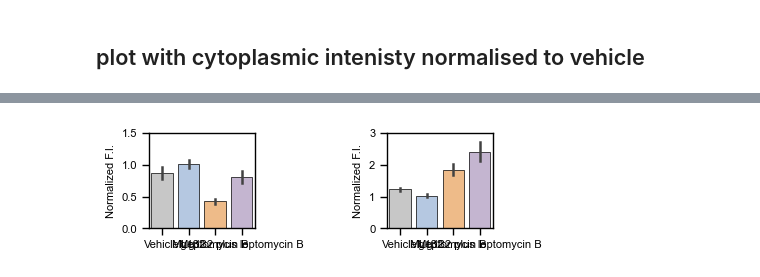
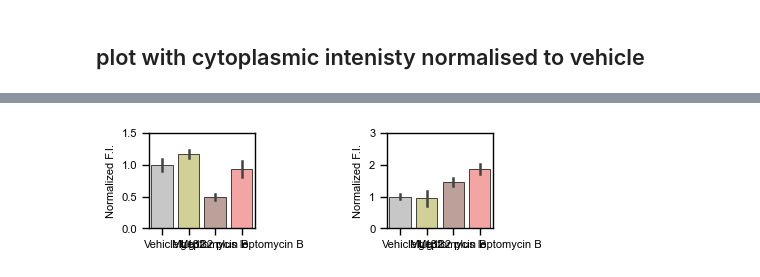
Before and after one commit to berrygroup/publications, a Jupyter notebook: 2026_POLR2A_homeostasis/Imaging/NikonSpinningDisk/CytoplasmicPOLR2A/CytoplasmicPOLR2A.ipynb, the cells around one changed output, grey strips where cells are left out. Drawn from its saved outputs; the diff is of its cells as text; code cells hidden in the pictures.

```diff
--- a/2026_POLR2A_homeostasis/Imaging/NikonSpinningDisk/CytoplasmicPOLR2A/CytoplasmicPOLR2A.ipynb
+++ b/2026_POLR2A_homeostasis/Imaging/NikonSpinningDisk/CytoplasmicPOLR2A/CytoplasmicPOLR2A.ipynb
@@ -361,7 +369,7 @@ HCT116_F12_NV = IntensitiesByWell2.query('DRUG == "Vehicle" & CELL == "HCT116" &
 IntensitiesByWell2['NUCLEUS_F12_NORM'] = IntensitiesByWell2['NUCLEUS_IF_647_Intensity_BGS'] / HCT116_F12_NV
 IntensitiesByWell2['CYTO_F12_NORM'] = IntensitiesByWell2['CYTO_IF_647_Intensity_BGS'] / HCT116_F12_NV
 # %%
-HCT116_IF_CYTO_NormValue = IntensitiesByWell2.query('DRUG == "No addition" & CELL == "HCT116" & PRIMARY_1 == "Total Pol II (F12)"')['CYTO_IF_647_Intensity_BGS'].mean()
+HCT116_IF_CYTO_NormValue = IntensitiesByWell2.query('DRUG == "Vehicle" & CELL == "HCT116" & PRIMARY_1 == "Total Pol II (F12)"')['CYTO_IF_647_Intensity_BGS'].mean()
 
 IntensitiesByWell2['CYTO_F12_NORM2'] = IntensitiesByWell2['CYTO_IF_647_Intensity_BGS'] / HCT116_IF_CYTO_NormValue
 # %%
@@ -382,9 +390,9 @@ MCHPOL_F12_NV = IntensitiesByWell2.query('DRUG == "Vehicle" & CELL == "HCT116 mC
 IntensitiesByWell2['NUCLEUS_F12_NORM_MCHPOL'] = IntensitiesByWell2['NUCLEUS_IF_647_Intensity_BGS'] / MCHPOL_F12_NV
 IntensitiesByWell2['CYTO_F12_NORM_MCHPOL'] = IntensitiesByWell2['CYTO_IF_647_Intensity_BGS'] / MCHPOL_F12_NV
 # %%
-HCT116_mCh_647_CYTO_NormValue = IntensitiesByWell2.query('DRUG == "No addition" & CELL == "HCT116 mChPOLR2A clone 2" & PRIMARY_1 == "Total Pol II (F12)"')['CYTO_IF_647_Intensity_BGS'].mean()
+HCT116_mCh_647_CYTO_NormValue = IntensitiesByWell2.query('DRUG == "Vehicle" & CELL == "HCT116 mChPOLR2A clone 2" & PRIMARY_1 == "Total Pol II (F12)"')['CYTO_IF_647_Intensity_BGS'].mean()
 
-IntensitiesByWell['CYTO_F12_NORM_MCHPOL2'] = IntensitiesByWell2['CYTO_IF_647_Intensity_BGS'] / HCT116_mCh_647_CYTO_NormValue
+IntensitiesByWell2['CYTO_F12_NORM_MCHPOL2'] = IntensitiesByWell2['CYTO_IF_647_Intensity_BGS'] / HCT116_mCh_647_CYTO_NormValue
 # %%
 MCHPOL_MCH_NV = IntensitiesByWell2.query('DRUG == "Vehicle" & CELL == "HCT116 mChPOLR2A clone 2" & PRIMARY_2 == "mCherry"')['NUCLEUS_IF_561_Intensity_BGS'].mean()
 
@@ -430,2 +478,3 @@ drug_order_plot = ['Vehicle','Mg132','Leptomycin B','Mg132 plus leptomycin B']
 # %%
-pal = sns.color_palette([sns.color_palette('tab20')[15], sns.color_palette('tab20')[1],  sns.color_palette('tab20')[3], sns.color_palette('tab20')[9]])
+pal = sns.color_palette([sns.color_palette('tab20')[15], sns.color_palette('tab20')[17],  sns.color_palette('tab20')[11], sns.color_palette('tab20')[7]])
+pal
@@ -806,7 +651,7 @@ plt.savefig('HCT116_MG132_LMB_cyto_nuclear.svg')
 # %%
 sns.set_context('paper')
 
-f, a = plt.subplots(ncols = 2, figsize = (4,1.5))
+f, a = plt.subplots(ncols = 2, figsize = (3.7,1.8))
 
 g = sns.barplot(Ints_By_Well.query('CELL == "HCT116" & DRUG in @drug_order_plot'),
               x = 'DRUG', order = drug_order_plot,
@@ -827,13 +672,13 @@ g = sns.barplot(Ints_By_Well.query('CELL == "HCT116" & DRUG in @drug_order_plot'
 g.legend().remove()
 
 a[0].set_ylim(0,1.5)
-a[1].set_ylim(0,4)
-a[1].set_yticks([0,1,2,3,4])
+a[1].set_ylim(0,3)
+a[1].set_yticks([0,1,2,3])
 
 for i in range(2):
     a[i].set_xlabel('', fontsize = 8)
     a[i].set_ylabel('Normalized F.I.', fontsize = 8)
-    a[i].set_box_aspect(0.9)
+    a[i].set_box_aspect(1)
     a[i].tick_params(axis='both', labelsize=8)
 
 plt.tight_layout()
@@ -846,35 +707,35 @@ sns.set_context('paper')
 
 f, a = plt.subplots(ncols = 2, figsize = (5,1.5))
 
 g = sns.barplot(Ints_By_Well.query('CELL == "HCT116 mChPOLR2A clone 2" & DRUG in @drug_order_plot'),
               x = 'DRUG', order = drug_order_plot,
-              y = 'NUCLEUS_F12_NORM',
+              y = 'NUCLEUS_F12_NORM_MCHPOL',
               ax = a[0],
-              hue = 'DRUG', hue_order = drug_order_plot, dodge = False, palette = pal2,
+              hue = 'DRUG', hue_order = drug_order_plot, dodge = False, palette = pal,
                 edgecolor = 'black', linewidth = 0.5,
                 errorbar = 'sd')
 g.legend().remove()
 
 g = sns.barplot(Ints_By_Well.query('CELL == "HCT116 mChPOLR2A clone 2" & DRUG in @drug_order_plot'),
               x = 'DRUG', order = drug_order_plot,
-              y = 'CYTO_F12_NORM2',
+              y = 'CYTO_F12_NORM_MCHPOL2',
               ax = a[1],
-              hue = 'DRUG', hue_order = drug_order_plot, dodge = False, palette = pal2,
+              hue = 'DRUG', hue_order = drug_order_plot, dodge = False, palette = pal,
                 edgecolor = 'black', linewidth = 0.5,
                 errorbar = 'sd')
 g.legend().remove()
 
 a[0].set_ylim(0,1.5)
 a[1].set_ylim(0,3)
 
 for i in range(2):
     a[i].set_xlabel('', fontsize = 8)
     a[i].set_ylabel('Normalized F.I.', fontsize = 8)
     a[i].set_box_aspect(0.9)
     a[i].tick_params(axis='both', labelsize=8)
 
 plt.tight_layout()
 
 plt.savefig('mCherryPOLR2A_F12_MG132_LMB_cyto_nuclear.svg')
 # %% [output]
-[figure, old version]
+[figure, new version]
```
Also changed, not shown: parts of 31 cells of this notebook, 4 other files.
